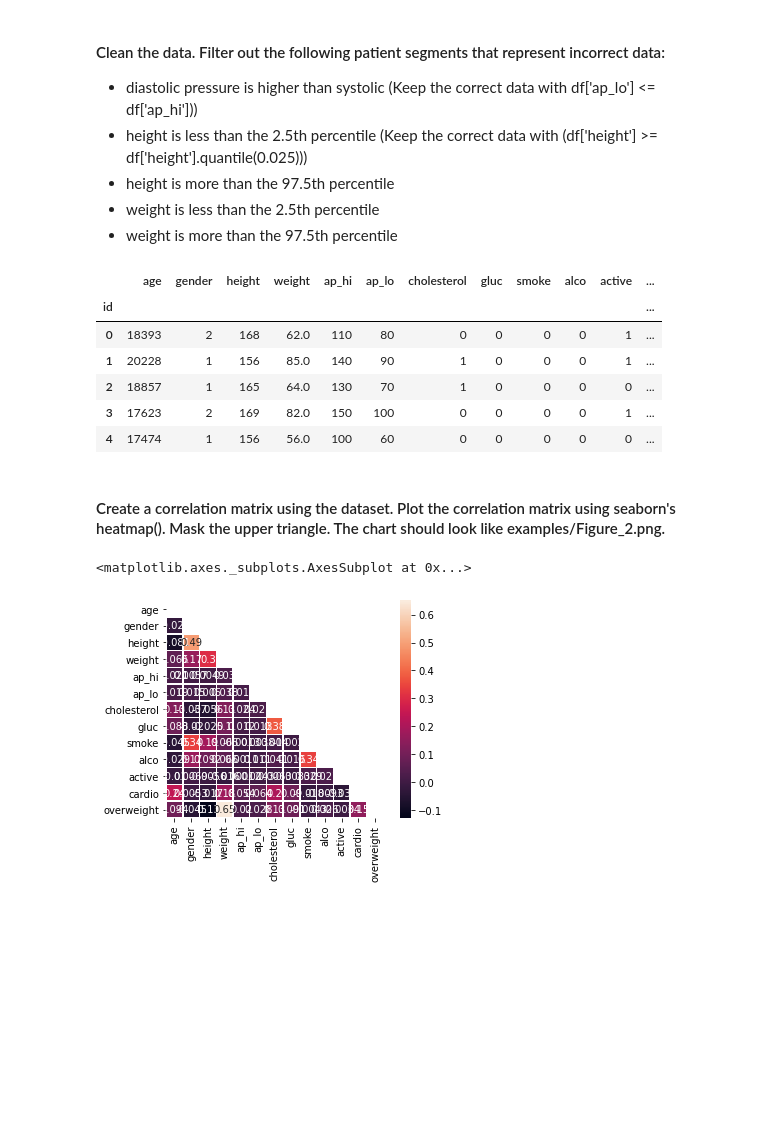
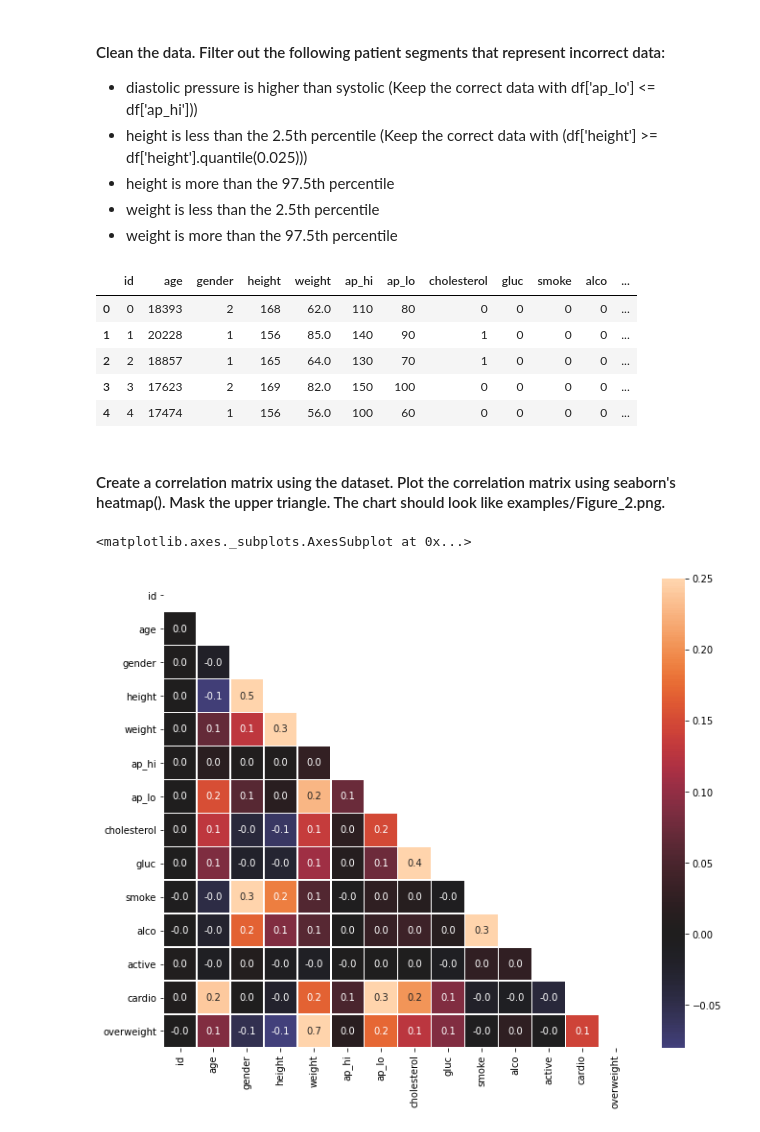
Before and after one commit to FelipeMoreira01/medical-data-visualization-FCC, a Jupyter notebook: medical_data_visualizer.ipynb, the cells around one changed output. Cells and saved outputs as stored; diff of their text form; code cells hidden in the pictures; blank space fills up the shorter version.

```diff
--- a/medical_data_visualizer.ipynb
+++ b/medical_data_visualizer.ipynb
@@ -16,6 +15,7 @@ csv = "/content/drive/MyDrive/Colab Notebooks/medical_examination.csv"
+# %%
+csv = "https://raw.githubusercontent.com/FelipeMoreira01/medical-data-visualization-FCC/main/medical_examination.csv"
 # %%
 df = pd.read_csv(csv,
-                 index_col = "id",
                  sep = ",")
 # %%
 df.head()
@@ -110,19 +107,18 @@ fig.set_ylabels("total")
 # %%
 df.head()
 # %% [output]
-|  | age | gender | height | weight | ap_hi | ap_lo | cholesterol | gluc | smoke | alco | active | ... |
-| id |  |  |  |  |  |  |  |  |  |  |  | ... |
-| 0 | 18393 | 2 | 168 | 62.0 | 110 | 80 | 0 | 0 | 0 | 0 | 1 | ... |
-| 1 | 20228 | 1 | 156 | 85.0 | 140 | 90 | 1 | 0 | 0 | 0 | 1 | ... |
-| 2 | 18857 | 1 | 165 | 64.0 | 130 | 70 | 1 | 0 | 0 | 0 | 0 | ... |
-| 3 | 17623 | 2 | 169 | 82.0 | 150 | 100 | 0 | 0 | 0 | 0 | 1 | ... |
-| 4 | 17474 | 1 | 156 | 56.0 | 100 | 60 | 0 | 0 | 0 | 0 | 0 | ... |
+|  | id | age | gender | height | weight | ap_hi | ap_lo | cholesterol | gluc | smoke | alco | ... |
+| 0 | 0 | 18393 | 2 | 168 | 62.0 | 110 | 80 | 0 | 0 | 0 | 0 | ... |
+| 1 | 1 | 20228 | 1 | 156 | 85.0 | 140 | 90 | 1 | 0 | 0 | 0 | ... |
+| 2 | 2 | 18857 | 1 | 165 | 64.0 | 130 | 70 | 1 | 0 | 0 | 0 | ... |
+| 3 | 3 | 17623 | 2 | 169 | 82.0 | 150 | 100 | 0 | 0 | 0 | 0 | ... |
+| 4 | 4 | 17474 | 1 | 156 | 56.0 | 100 | 60 | 0 | 0 | 0 | 0 | ... |
 # %%
-df_heat = df[df["ap_lo"] <= df["ap_hi"]]
-df_heat = df[df["height"] >= df["height"].quantile(0.025)]
-df_heat = df[df["height"] <= df["height"].quantile(0.975)]
-df_heat = df[df["weight"] >= df["weight"].quantile(0.025)]
-df_heat = df[df["weight"] <= df["weight"].quantile(0.975)]
+df_heat = df[(df["ap_lo"] <= df["ap_hi"])
+            & (df["height"] >= df["height"].quantile(0.025))
+            & (df["height"] <= df["height"].quantile(0.975))
+            & (df["weight"] >= df["weight"].quantile(0.025))
+            & (df["weight"] <= df["weight"].quantile(0.975))]
 # %% [markdown]
 #### Create a correlation matrix using the dataset. Plot the correlation matrix using seaborn's heatmap(). Mask the upper triangle. The chart should look like examples/Figure_2.png.
 # %%
@@ -134,7 +128,9 @@ f, ax = plt.subplots(figsize=(11,9))
 # %%
-sns.heatmap(corr, mask = mask,
+fig, ax = plt.subplots(figsize=(11,9))
+sns.heatmap(corr, mask=mask, center=0, vmax=0.25, vmin=-0.08,
             square = True, linewidths=.5,
-            annot=True)
+            annot=True,
+            fmt = ".1f")
 # %% [output]
 <matplotlib.axes._subplots.AxesSubplot at 0x...>
-[figure, old version]
+[figure, new version]
```
Also changed, not shown: parts of 6 cells of this notebook.
